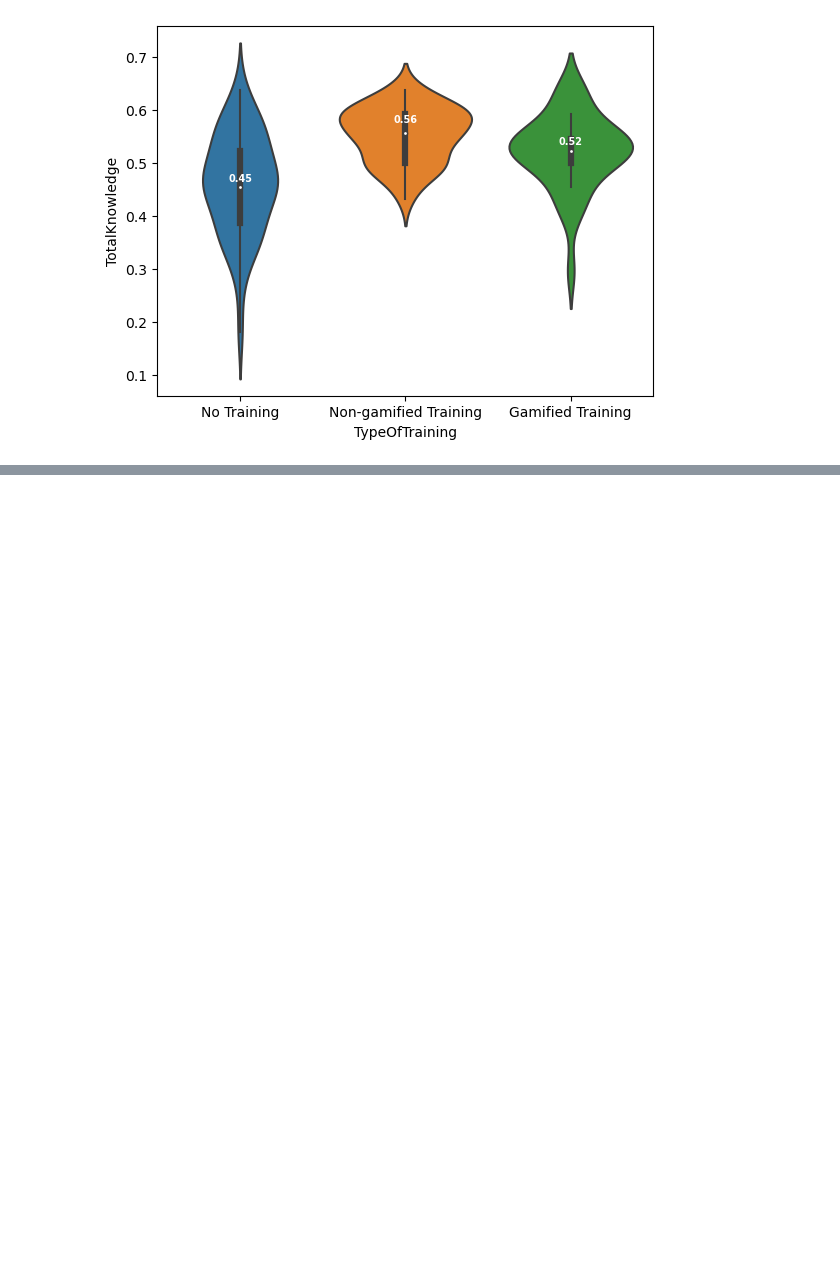
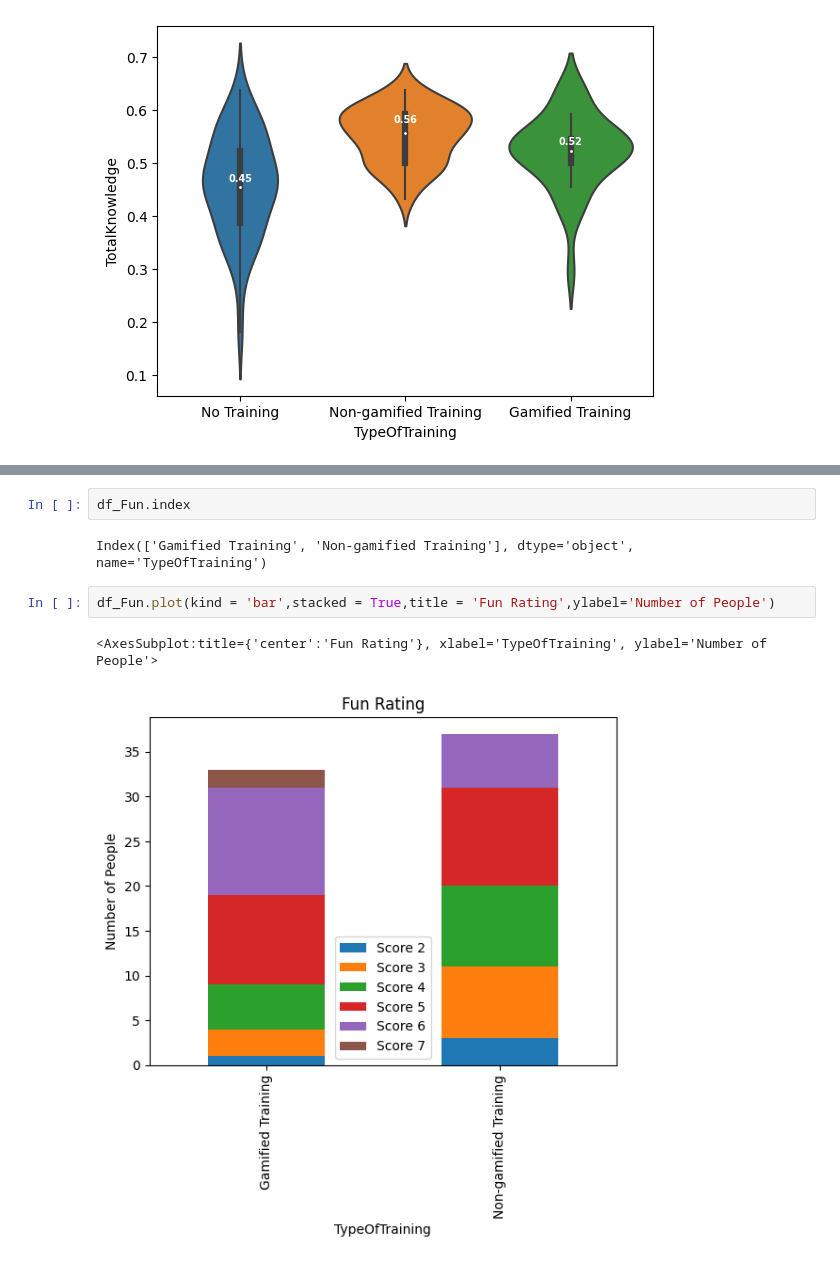
Before and after one commit to nilsmart96/fs-spm-assignments, a Jupyter notebook: Causal_inference-Gamification_Case-Group_Pre-Assignment/gamification.ipynb, the cells around one changed output, grey strips where cells are left out. Drawn from its saved outputs; the diff is of its cells as text; blank space fills up the shorter version.

```diff
--- a/Causal_inference-Gamification_Case-Group_Pre-Assignment/gamification.ipynb
+++ b/Causal_inference-Gamification_Case-Group_Pre-Assignment/gamification.ipynb
@@ -67,0 +141,9 @@ SyntaxError: incomplete input (1356749859.py, line 4)
+# %%
+df_Fun.index
+# %% [output]
+Index(['Gamified Training', 'Non-gamified Training'], dtype='object', name='TypeOfTraining')
+# %%
+df_Fun.plot(kind = 'bar',stacked = True,title = 'Fun Rating',ylabel='Number of People')
+# %% [output]
+<AxesSubplot:title={'center':'Fun Rating'}, xlabel='TypeOfTraining', ylabel='Number of People'>
+[figure, added]
```
Also changed, not shown: parts of 27 cells of this notebook, 1 other file.
